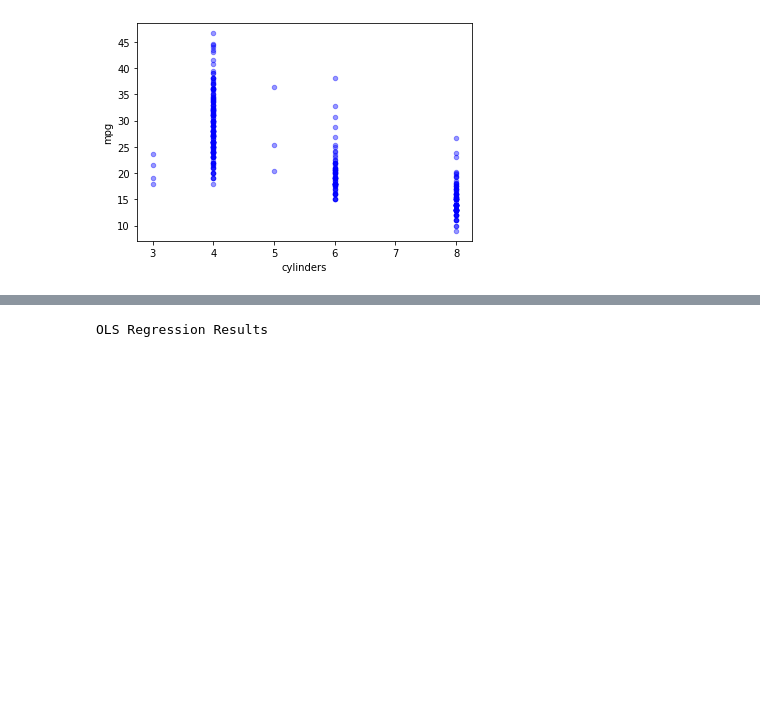
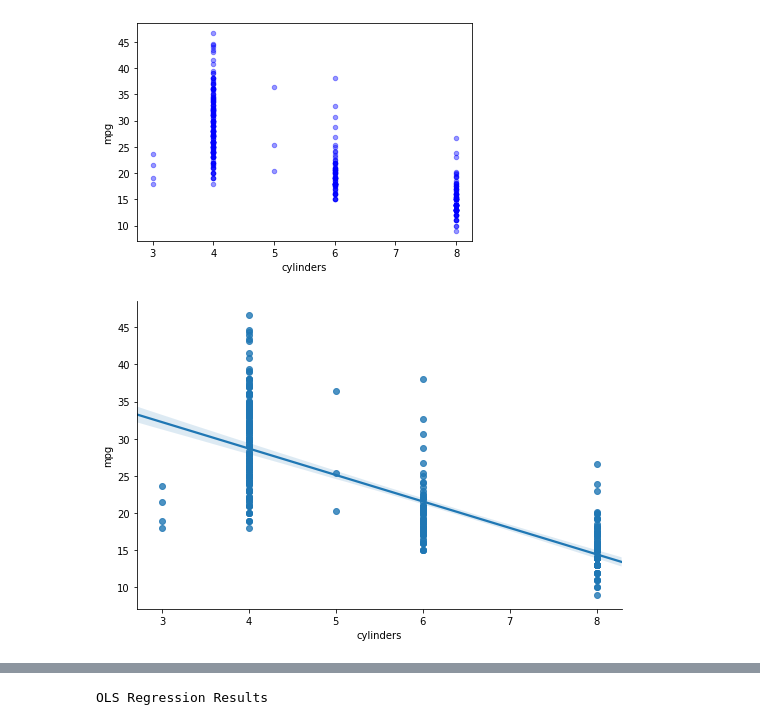
Before and after one commit to KarimaCha/nf_regression, a Jupyter notebook: Lecture_Multiple_Regression/Categorical_Variables/Categorical_Variables_NF-master/Categorical_Variables_Karima.ipynb, the cells around one changed output, grey strips where cells are left out. Cells and saved outputs as stored; diff of their text form; code cells hidden in the pictures; blank space fills up the shorter version.

```diff
--- a/Lecture_Multiple_Regression/Categorical_Variables/Categorical_Variables_NF-master/Categorical_Variables_Karima.ipynb
+++ b/Lecture_Multiple_Regression/Categorical_Variables/Categorical_Variables_NF-master/Categorical_Variables_Karima.ipynb
@@ -456,6 +456,11 @@ Warnings:
 data.plot(kind='scatter', x='cylinders', y='mpg', alpha=0.4, color='b');
 # %% [output]
 [figure]
+# %%
+import seaborn as sns
+sns.lmplot(x='cylinders', y='mpg', data=data, aspect=1.5);
+# %% [output]
+[figure, added]
 # %%
 data.rename(columns={'model year':'model_year'}, inplace=True)
 data.head()
```
Also changed, not shown: parts of 1 cell of this notebook.
